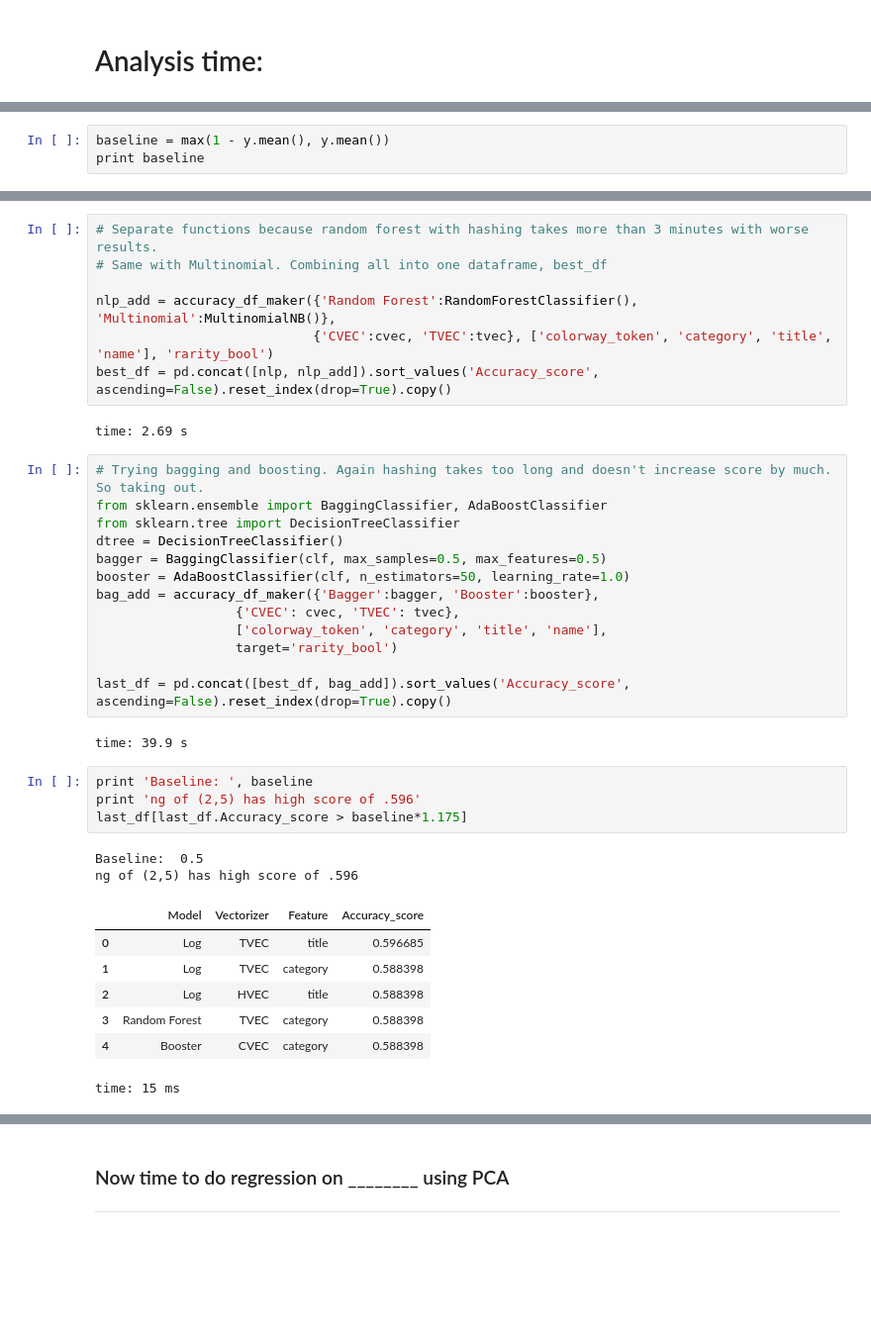
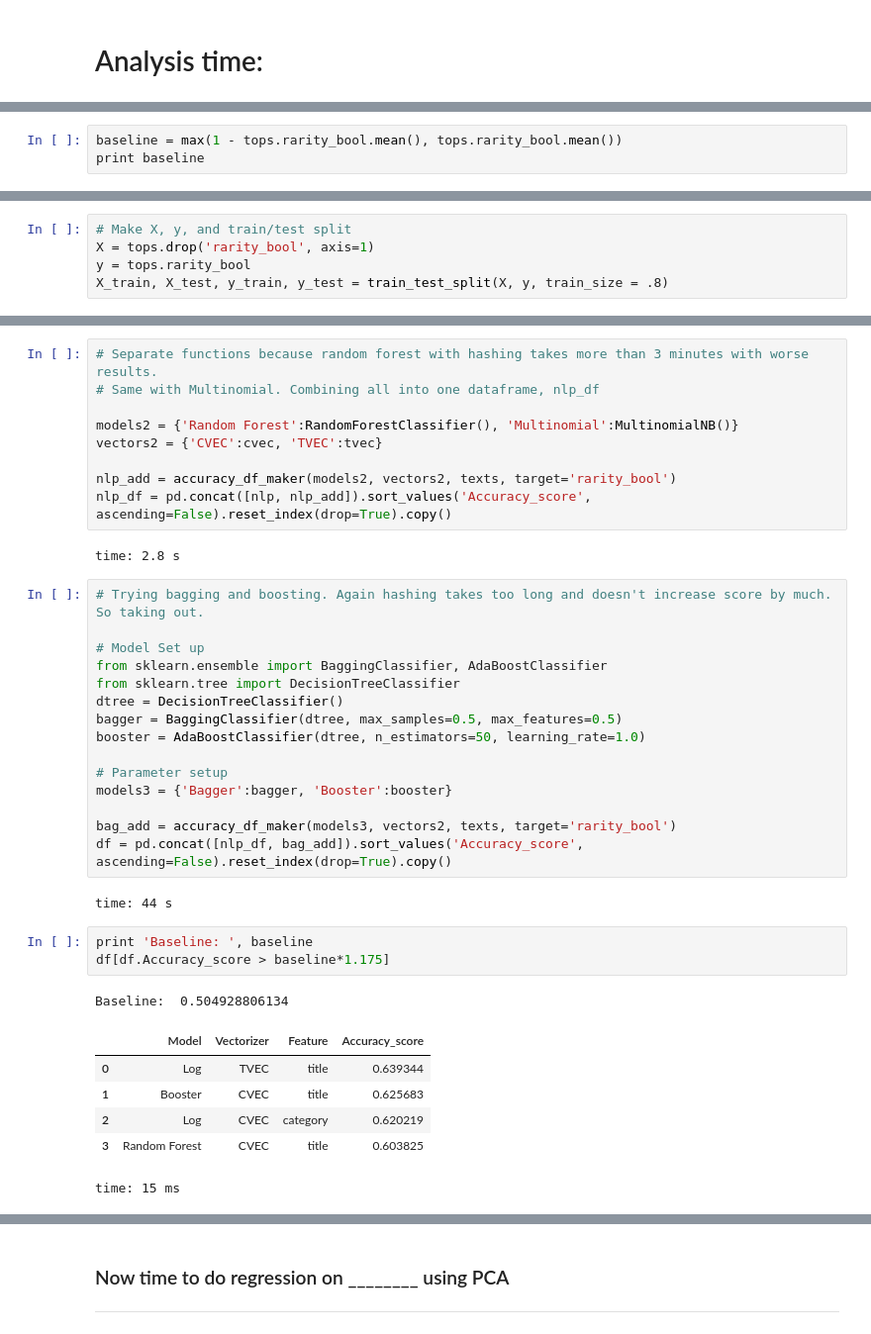
Before and after one commit to chrisk447/Capstone-GA, a Jupyter notebook: StockX Notebook.ipynb, the cells around one changed output, grey strips where cells are left out. Shown: that part at 99% size. Saved outputs shown, nothing was run; the diff lists cells and outputs as text; blank space fills up the shorter version.

```diff
--- a/StockX Notebook.ipynb
+++ b/StockX Notebook.ipynb
@@ -449,4 +465,4 @@ time: 193 ms
 # %%
-baseline = max(1 - y.mean(), y.mean())
+baseline = max(1 - tops.rarity_bool.mean(), tops.rarity_bool.mean())
 print baseline
 # %% [output]
@@ -454,0 +471,5 @@ time: 2 ms
+# %%
+# Make X, y, and train/test split
+X = tops.drop('rarity_bool', axis=1)
+y = tops.rarity_bool
+X_train, X_test, y_train, y_test = train_test_split(X, y, train_size = .8)
@@ -511,40 +531,41 @@ time: 5.53 s
 # %%
 # Separate functions because random forest with hashing takes more than 3 minutes with worse results.
-# Same with Multinomial. Combining all into one dataframe, best_df
+# Same with Multinomial. Combining all into one dataframe, nlp_df
 
-nlp_add = accuracy_df_maker({'Random Forest':RandomForestClassifier(), 'Multinomial':MultinomialNB()},
-                            {'CVEC':cvec, 'TVEC':tvec}, ['colorway_token', 'category', 'title', 'name'], 'rarity_bool')
-best_df = pd.concat([nlp, nlp_add]).sort_values('Accuracy_score', ascending=False).reset_index(drop=True).copy()
+models2 = {'Random Forest':RandomForestClassifier(), 'Multinomial':MultinomialNB()}
+vectors2 = {'CVEC':cvec, 'TVEC':tvec}
+
+nlp_add = accuracy_df_maker(models2, vectors2, texts, target='rarity_bool')
+nlp_df = pd.concat([nlp, nlp_add]).sort_values('Accuracy_score', ascending=False).reset_index(drop=True).copy()
 # %% [output]
-time: 2.69 s
+time: 2.8 s
 # %%
 # Trying bagging and boosting. Again hashing takes too long and doesn't increase score by much. So taking out.
+
+# Model Set up
 from sklearn.ensemble import BaggingClassifier, AdaBoostClassifier
 from sklearn.tree import DecisionTreeClassifier
 dtree = DecisionTreeClassifier()
-bagger = BaggingClassifier(clf, max_samples=0.5, max_features=0.5)
-booster = AdaBoostClassifier(clf, n_estimators=50, learning_rate=1.0)
-bag_add = accuracy_df_maker({'Bagger':bagger, 'Booster':booster},
-                  {'CVEC': cvec, 'TVEC': tvec},
-                  ['colorway_token', 'category', 'title', 'name'],
-                  target='rarity_bool')
+bagger = BaggingClassifier(dtree, max_samples=0.5, max_features=0.5)
+booster = AdaBoostClassifier(dtree, n_estimators=50, learning_rate=1.0)
 
-last_df = pd.concat([best_df, bag_add]).sort_values('Accuracy_score', ascending=False).reset_index(drop=True).copy()
+# Parameter setup
+models3 = {'Bagger':bagger, 'Booster':booster}
+
+bag_add = accuracy_df_maker(models3, vectors2, texts, target='rarity_bool')
+df = pd.concat([nlp_df, bag_add]).sort_values('Accuracy_score', ascending=False).reset_index(drop=True).copy()
 # %% [output]
-time: 39.9 s
+time: 44 s
 # %%
 print 'Baseline: ', baseline
-print 'ng of (2,5) has high score of .596'
-last_df[last_df.Accuracy_score > baseline*1.175]
+df[df.Accuracy_score > baseline*1.175]
 # %% [output]
-Baseline:  0.5
-ng of (2,5) has high score of .596
+Baseline:  0.504928806134
 |  | Model | Vectorizer | Feature | Accuracy_score |
-| 0 | Log | TVEC | title | 0.596685 |
-| 1 | Log | TVEC | category | 0.588398 |
-| 2 | Log | HVEC | title | 0.588398 |
-| 3 | Random Forest | TVEC | category | 0.588398 |
-| 4 | Booster | CVEC | category | 0.588398 |
+| 0 | Log | TVEC | title | 0.639344 |
+| 1 | Booster | CVEC | title | 0.625683 |
+| 2 | Log | CVEC | category | 0.620219 |
+| 3 | Random Forest | CVEC | title | 0.603825 |
 time: 15 ms
 # %%
 # Trying to finetune models to achieve better accuracy scores
```
Also changed, not shown: parts of 58 cells of this notebook.
